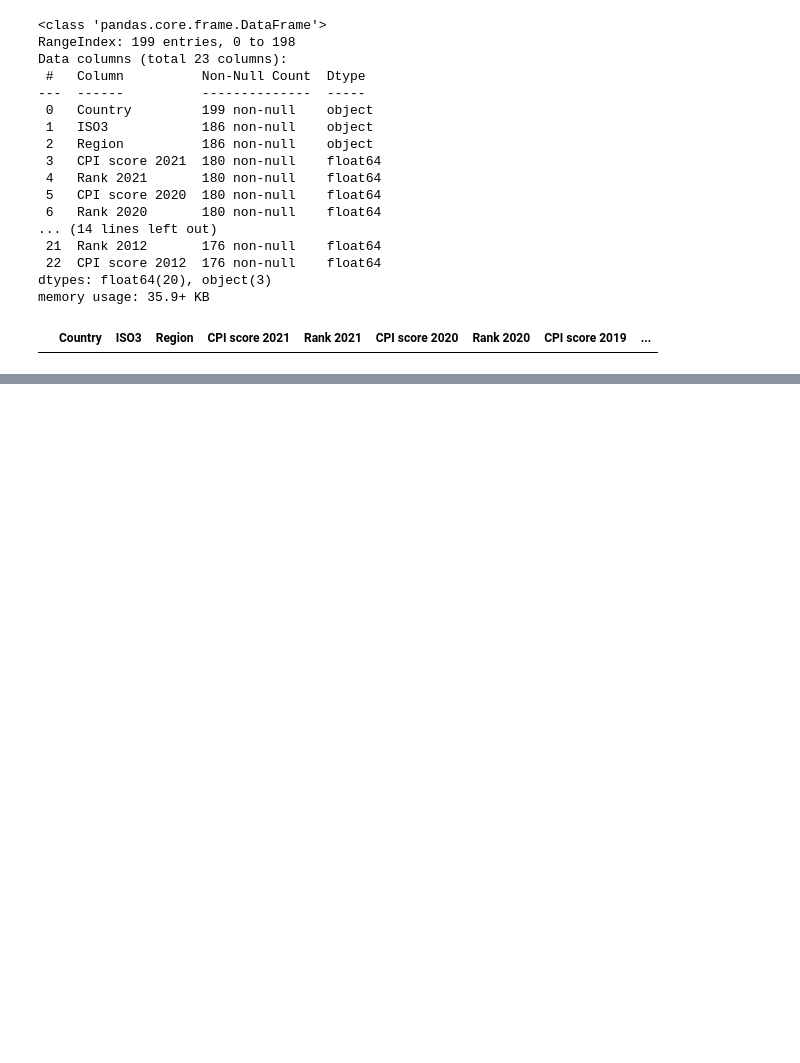
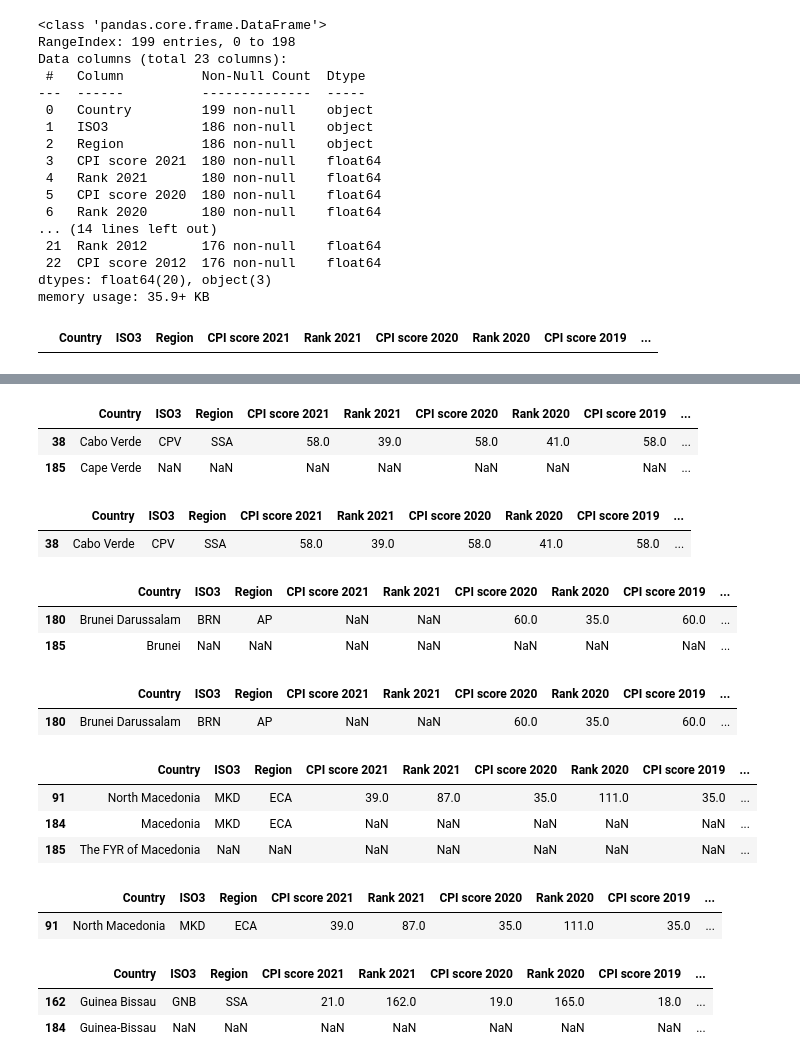
Before and after one commit to wanzulfikri/cpi_analysis, a Jupyter notebook: CPI 2012-2021.ipynb, the cells around one changed output, grey strips where cells are left out. Saved outputs shown, nothing was run; the diff lists cells and outputs as text; code cells hidden in the pictures; blank space fills up the shorter version.

Commit message:
further cleanup especially country duplicates

```diff
--- a/CPI 2012-2021.ipynb
+++ b/CPI 2012-2021.ipynb
@@ -561,0 +561,78 @@ CPI[CPI["Country"].str.match(r".*Vincent")]
+# %%
+# 2. Cape Verde
+CPI[CPI["Country"].str.match(r".*Verde")]
+# %% [output]
+|  | Country | ISO3 | Region | CPI score 2021 | Rank 2021 | CPI score 2020 | Rank 2020 | CPI score 2019 | ... |
+| 38 | Cabo Verde | CPV | SSA | 58.0 | 39.0 | 58.0 | 41.0 | 58.0 | ... |
+| 185 | Cape Verde | NaN | NaN | NaN | NaN | NaN | NaN | NaN | ... |
+# %%
+# clean Cape Verde
+# we'll keep the row with the most recent data and copy the missing data from the row to be dropped
+clean_inconsistent_names(CPI,[38],[{185: ["CPI score 2016", "Rank 2016",
+                                          "CPI score 2015", "Rank 2015",
+                                          "CPI score 2014", "Rank 2014",
+                                          "CPI score 2013", "Rank 2013",
+                                          "CPI score 2012", "Rank 2012",]
+                                   }
+                                  ])
+CPI[CPI["Country"].str.match(r".*Verde")]
+# %% [output]
+|  | Country | ISO3 | Region | CPI score 2021 | Rank 2021 | CPI score 2020 | Rank 2020 | CPI score 2019 | ... |
+| 38 | Cabo Verde | CPV | SSA | 58.0 | 39.0 | 58.0 | 41.0 | 58.0 | ... |
+# %%
+# 3. Brunei
+# the name is longer for the row with the most recent data
+CPI[CPI["Country"].str.match(r".*Brunei")]
+# %% [output]
+|  | Country | ISO3 | Region | CPI score 2021 | Rank 2021 | CPI score 2020 | Rank 2020 | CPI score 2019 | ... |
+| 180 | Brunei Darussalam | BRN | AP | NaN | NaN | 60.0 | 35.0 | 60.0 | ... |
+| 185 | Brunei | NaN | NaN | NaN | NaN | NaN | NaN | NaN | ... |
+# %%
+# clean Brunei
+# we'll keep the row with the most recent data and copy the missing data from the row to be dropped
+clean_inconsistent_names(CPI,[180],[{185: ["CPI score 2016", "Rank 2016",
+                                          "CPI score 2013", "Rank 2013",
+                                          "CPI score 2012", "Rank 2012",]
+                                   }
+                                  ])
+CPI[CPI["Country"].str.match(r".*Brunei")]
+# %% [output]
+|  | Country | ISO3 | Region | CPI score 2021 | Rank 2021 | CPI score 2020 | Rank 2020 | CPI score 2019 | ... |
+| 180 | Brunei Darussalam | BRN | AP | NaN | NaN | 60.0 | 35.0 | 60.0 | ... |
+# %%
+# 4. Macedonia
+# multiple names
+CPI[CPI["Country"].str.match(r".*Macedonia")]
+# %% [output]
+|  | Country | ISO3 | Region | CPI score 2021 | Rank 2021 | CPI score 2020 | Rank 2020 | CPI score 2019 | ... |
+| 91 | North Macedonia | MKD | ECA | 39.0 | 87.0 | 35.0 | 111.0 | 35.0 | ... |
+| 184 | Macedonia | MKD | ECA | NaN | NaN | NaN | NaN | NaN | ... |
+| 185 | The FYR of Macedonia | NaN | NaN | NaN | NaN | NaN | NaN | NaN | ... |
+# %%
+# clean Macedonia
+# we'll keep the row with the most recent data and copy the missing data from the row to be dropped
+clean_inconsistent_names(CPI,[91],[{184: ["CPI score 2018", "Rank 2018",
+                                          "CPI score 2017", "Rank 2017",
+                                          "CPI score 2013", "Rank 2013",
+                                          "CPI score 2012", "Rank 2012"
+                                         ],
+
+                                   185: [ "CPI score 2016", "Rank 2016",
+                                           "CPI score 2015", "Rank 2015",
+                                           "CPI score 2014", "Rank 2014"
+                                         ]
+
+                                   }
+                                  ])
+CPI[CPI["Country"].str.match(r".*Macedonia")]
+# %% [output]
+|  | Country | ISO3 | Region | CPI score 2021 | Rank 2021 | CPI score 2020 | Rank 2020 | CPI score 2019 | ... |
+| 91 | North Macedonia | MKD | ECA | 39.0 | 87.0 | 35.0 | 111.0 | 35.0 | ... |
+# %%
+# 5 Guinea-Bissau
+# no '-' for the earlier data
+CPI[CPI["Country"].str.match(r".*(Bissau)")]
+# %% [output]
+|  | Country | ISO3 | Region | CPI score 2021 | Rank 2021 | CPI score 2020 | Rank 2020 | CPI score 2019 | ... |
+| 162 | Guinea Bissau | GNB | SSA | 21.0 | 162.0 | 19.0 | 165.0 | 18.0 | ... |
+| 184 | Guinea-Bissau | NaN | NaN | NaN | NaN | NaN | NaN | NaN | ... |
```
Also changed, not shown: parts of 43 cells of this notebook.
